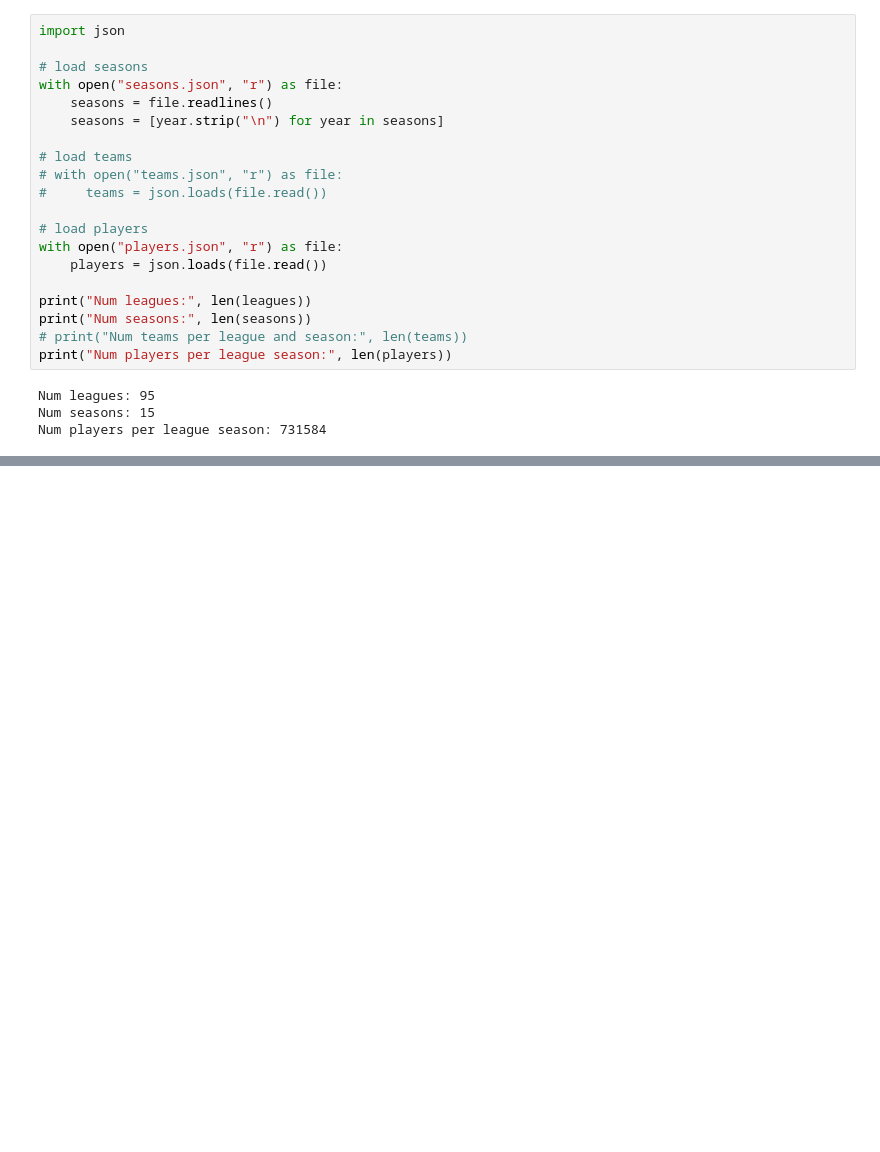
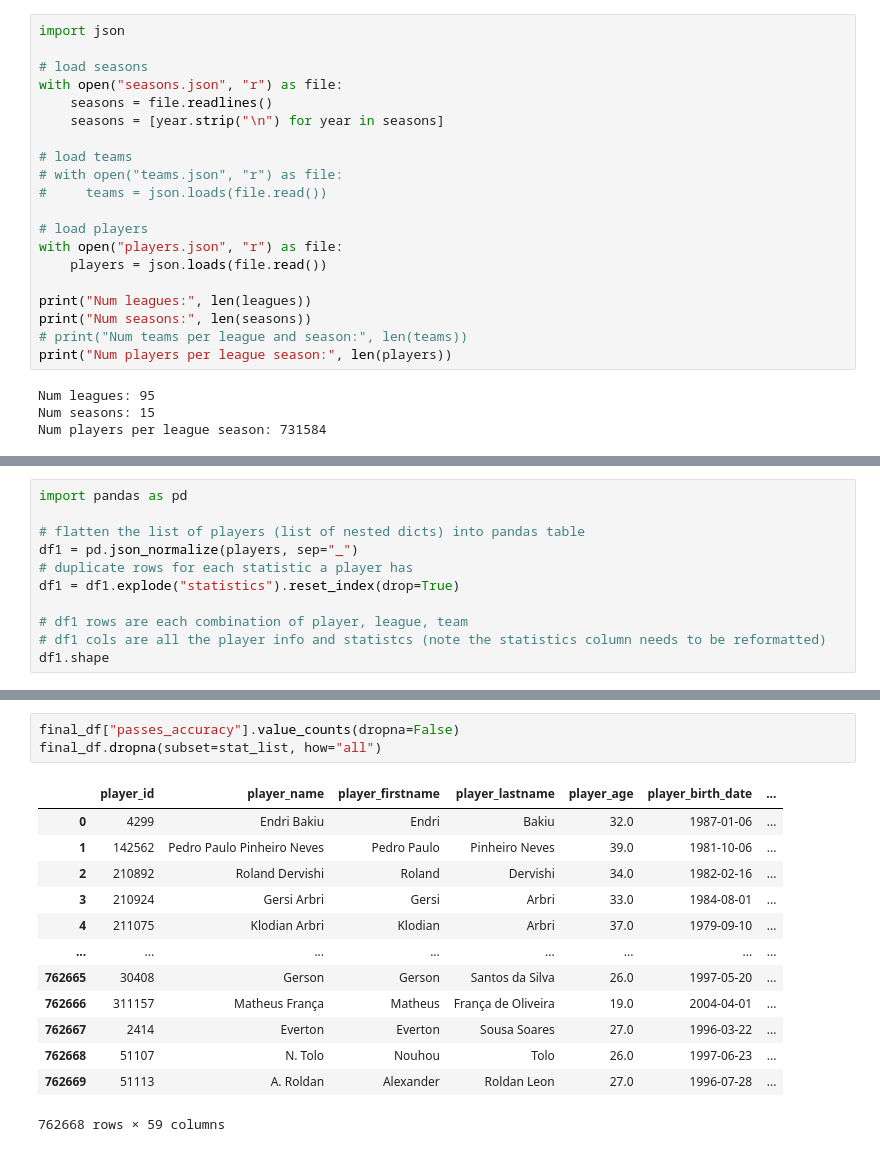
Before and after one commit to adebes/net-value, a Jupyter notebook: soccer_data.ipynb, the cells around one changed output, grey strips where cells are left out. Drawn from its saved outputs; the diff is of its cells as text; blank space fills up the shorter version.

```diff
--- a/soccer_data.ipynb
+++ b/soccer_data.ipynb
@@ -179,0 +197,11 @@ dict_keys(['player', 'statistics'])
+# %%
+import pandas as pd
+
+# flatten the list of players (list of nested dicts) into pandas table
+df1 = pd.json_normalize(players, sep="_")
+# duplicate rows for each statistic a player has
+df1 = df1.explode("statistics").reset_index(drop=True)
+
+# df1 rows are each combination of player, league, team
+# df1 cols are all the player info and statistcs (note the statistics column needs to be reformatted)
+df1.shape
@@ -179,0 +306,17 @@ dict_keys(['player', 'statistics'])
+# %%
+final_df["passes_accuracy"].value_counts(dropna=False)
+final_df.dropna(subset=stat_list, how="all")
+# %% [output]
+|  | player_id | player_name | player_firstname | player_lastname | player_age | player_birth_date | ... |
+| 0 | 4299 | Endri Bakiu | Endri | Bakiu | 32.0 | 1987-01-06 | ... |
+| 1 | 142562 | Pedro Paulo Pinheiro Neves | Pedro Paulo | Pinheiro Neves | 39.0 | 1981-10-06 | ... |
+| 2 | 210892 | Roland Dervishi | Roland | Dervishi | 34.0 | 1982-02-16 | ... |
+| 3 | 210924 | Gersi Arbri | Gersi | Arbri | 33.0 | 1984-08-01 | ... |
+| 4 | 211075 | Klodian Arbri | Klodian | Arbri | 37.0 | 1979-09-10 | ... |
+| ... | ... | ... | ... | ... | ... | ... | ... |
+| 762665 | 30408 | Gerson | Gerson | Santos da Silva | 26.0 | 1997-05-20 | ... |
+| 762666 | 311157 | Matheus França | Matheus | França de Oliveira | 19.0 | 2004-04-01 | ... |
+| 762667 | 2414 | Everton | Everton | Sousa Soares | 27.0 | 1996-03-22 | ... |
+| 762668 | 51107 | N. Tolo | Nouhou | Tolo | 26.0 | 1997-06-23 | ... |
+| 762669 | 51113 | A. Roldan | Alexander | Roldan Leon | 27.0 | 1996-07-28 | ... |
+762668 rows × 59 columns
```
Also changed, not shown: parts of 14 cells of this notebook.
